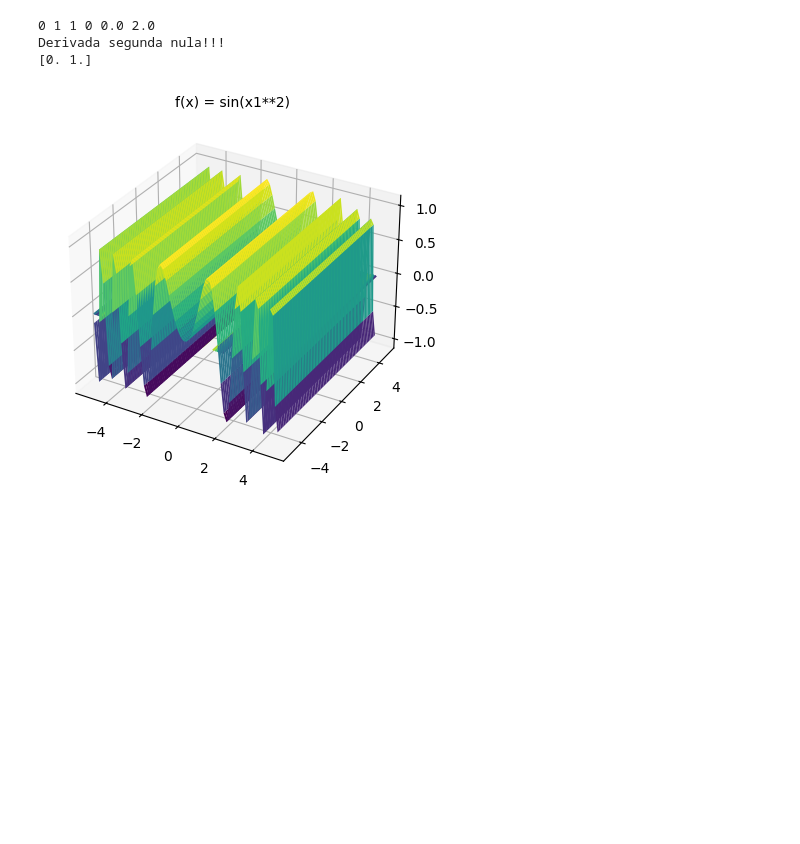
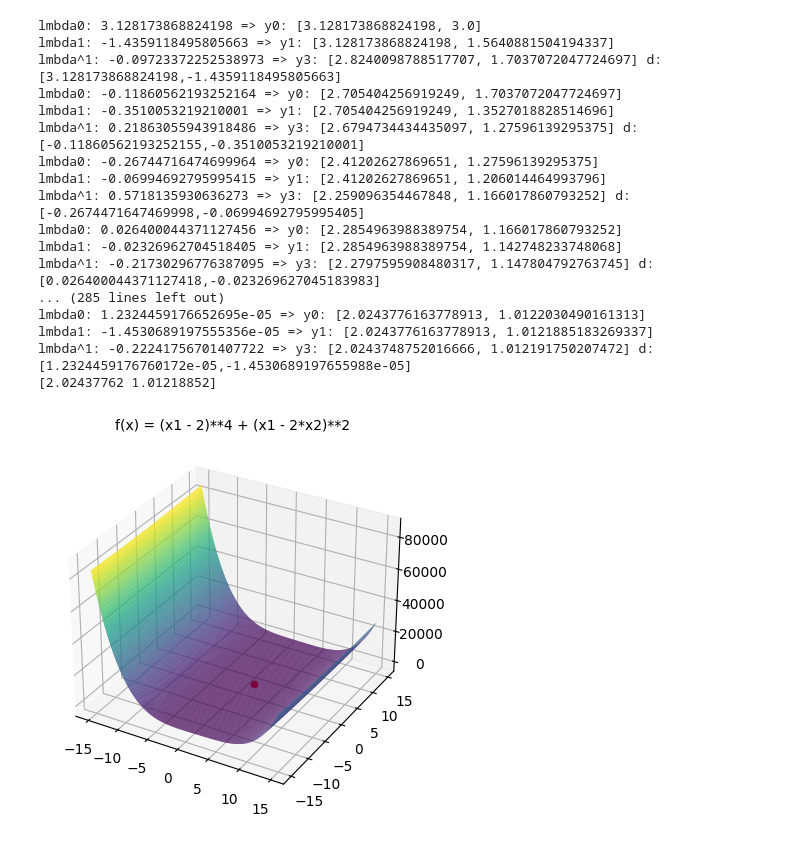
Before and after one commit to victorluis22/metodos-numericos-otimizacao, a Jupyter notebook: hookeJeeves.ipynb, the cells around one changed output. Saved outputs shown, nothing was run; the diff lists cells and outputs as text; code cells hidden in the pictures; blank space fills up the shorter version.

```diff
--- a/hookeJeeves.ipynb
+++ b/hookeJeeves.ipynb
@@ -69,8 +75,8 @@ def hookeJeeves(function, initialValue, dim):
     nextFunc = function.replace("x1", nextValue[0]).replace("x2", nextValue[1])
 
     d = np.array(
-        [[1,0],
-        [0,1]]
+        [[1.0,0.0],
+        [0.0,1.0]]
     )
 
     e = 1e-6
@@ -82,41 +88,62 @@ def hookeJeeves(function, initialValue, dim):
         start = np.array([x1, x2])
         end = np.array([0, 0])
 
         for k in range(dim):
             d1, d2 = d[k][0], d[k][1]
 
-            [x, y] = newtonSearch(nextFunc, x1 if k == 0 else x2, x1, x2, d1, d2)
+            [x, y] = goldenSectionSearch(nextFunc, x1-10 if k == 0 else x2-10, x1+10 if k == 0 else x2+10, x1, x2, d1, d2)
 
-            x1, x2 = eval(nextValue[0]), eval(nextValue[1])
+            if x:
+                x1, x2 = eval(nextValue[0]), eval(nextValue[1])
+
+            print(f'lmbda{k}: {x} => y{k}: [{x1}, {x2}]')
 
             if k == dim-1:
                 end = np.array([x1, x2])
 
         resultd = end - start
 
         if LA.norm(resultd) < e:
             break
 
         d1, d2 = resultd[0], resultd[1]
 
-        [x, y] = newtonSearch(nextFunc, x2, x1, x2, d1, d2)
+        [x, y] = goldenSectionSearch(nextFunc, x1-10 if k == 0 else x2-10, x1+10 if k == 0 else x2+10, x1, x2, d1, d2)
 
-        x1, x2 = eval(nextValue[0]), eval(nextValue[1])
+        if x:
+            x1, x2 = eval(nextValue[0]), eval(nextValue[1])
+
+        print(f'lmbda^{k}: {x} => y3: [{x1}, {x2}] d:[{d1},{d2}]')
 
         time += 1
 
     return end
 
-function = "sin(x1**2)"
-initialValue = np.array([0, 1])
+function = "(x1 - 2)**4 + (x1 - 2*x2)**2"
+initialValue = np.array([0, 3])
 
 min = hookeJeeves(function, initialValue, 2)
 
 print(min)
 
-plot3D(function, min)
+plot3D(function, min, 15)
+plotContour(function, min, 15)
 # %% [output]
-0 1 1 0 0.0 2.0
-Derivada segunda nula!!!
-[0. 1.]
+lmbda0: 3.128173868824198 => y0: [3.128173868824198, 3.0]
+lmbda1: -1.4359118495805663 => y1: [3.128173868824198, 1.5640881504194337]
+lmbda^1: -0.09723372252538973 => y3: [2.8240098788517707, 1.7037072047724697] d:[3.128173868824198,-1.4359118495805663]
+lmbda0: -0.11860562193252164 => y0: [2.705404256919249, 1.7037072047724697]
+lmbda1: -0.3510053219210001 => y1: [2.705404256919249, 1.3527018828514696]
+lmbda^1: 0.21863055943918486 => y3: [2.6794734434435097, 1.27596139295375] d:[-0.11860562193252155,-0.3510053219210001]
+lmbda0: -0.26744716474699964 => y0: [2.41202627869651, 1.27596139295375]
+lmbda1: -0.06994692795995415 => y1: [2.41202627869651, 1.206014464993796]
+lmbda^1: 0.5718135930636273 => y3: [2.259096354467848, 1.166017860793252] d:[-0.2674471647469998,-0.06994692795995405]
+lmbda0: 0.026400044371127456 => y0: [2.2854963988389754, 1.166017860793252]
+lmbda1: -0.02326962704518405 => y1: [2.2854963988389754, 1.142748233748068]
+lmbda^1: -0.21730296776387095 => y3: [2.2797595908480317, 1.147804792763745] d:[0.026400044371127418,-0.023269627045183983]
+... (285 lines left out)
+lmbda0: 1.2324459176652695e-05 => y0: [2.0243776163778913, 1.0122030490161313]
+lmbda1: -1.4530689197555356e-05 => y1: [2.0243776163778913, 1.0121885183269337]
+lmbda^1: -0.22241756701407722 => y3: [2.0243748752016666, 1.012191750207472] d:[1.2324459176760172e-05,-1.4530689197655988e-05]
+[2.02437762 1.01218852]
-[figure, old version]
+[figure, new version]
```
Also changed, not shown: parts of 3 cells of this notebook, 2 other files.
